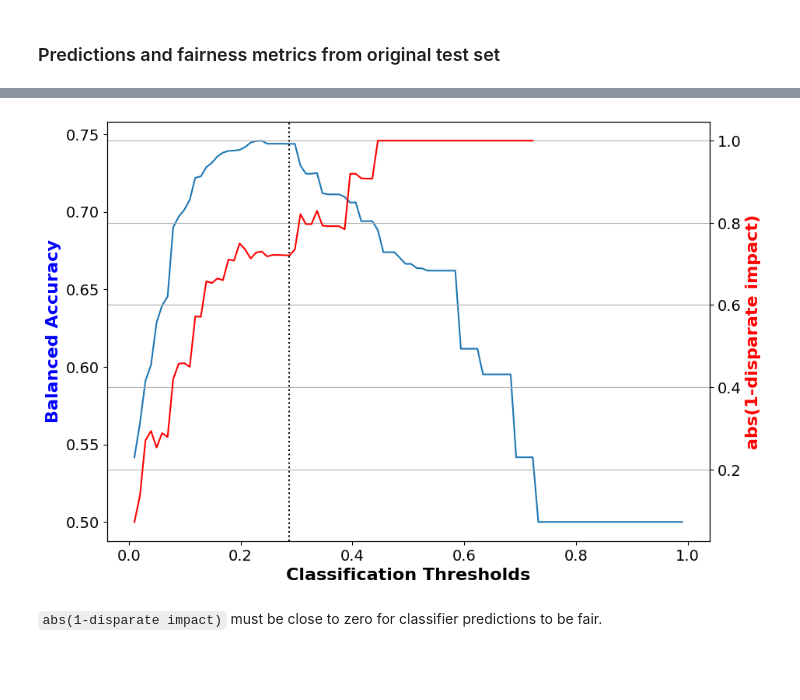
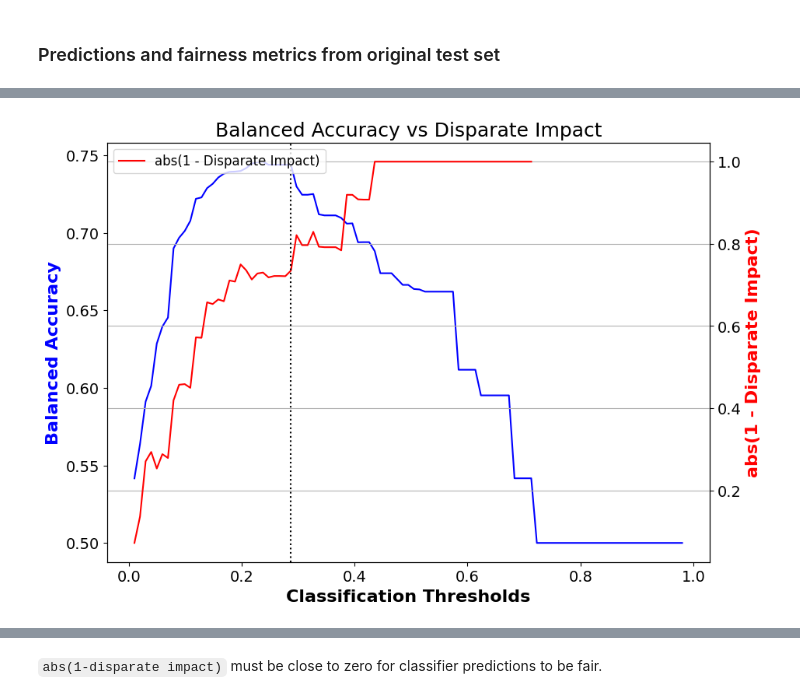
Before and after one commit to SailorBleu/fraud-detection-notebook, a Jupyter notebook: demo_optim_data_preproc_v2.ipynb, the cells around one changed output, grey strips where cells are left out. Cells and saved outputs as stored; diff of their text form; code cells hidden in the pictures; blank space fills up the shorter version.

````diff
--- a/demo_optim_data_preproc_v2.ipynb
+++ b/demo_optim_data_preproc_v2.ipynb
@@ -108,7 +153,7 @@ Adult dataset is available for us
 #### Load dataset and specify options
 # %%
 # import dataset
-dataset_used = "adult" # "adult", "german", "compas"
+dataset_used = "adult" # "adult", "german"
 protected_attribute_used = 1 # 1, 2
 
 if dataset_used == "adult":
@@ -151,23 +196,6 @@ elif dataset_used == "german":
             "dlist": [.1, 0.05, 0]
         }
 
-elif dataset_used == "compas":
-    if protected_attribute_used == 1:
-        privileged_groups = [{'sex': 1}]
-        unprivileged_groups = [{'sex': 0}]
-        dataset_orig = load_preproc_data_compas(['sex'])
-    else:
-        privileged_groups = [{'race': 1}]
-        unprivileged_groups = [{'race': 0}]
-        dataset_orig = load_preproc_data_compas(['race'])
-
-    optim_options = {
-        "distortion_fun": get_distortion_compas,
-        "epsilon": 0.05,
-        "clist": [0.99, 1.99, 2.99],
-        "dlist": [.1, 0.05, 0]
-    }
-
 #random seed
 np.random.seed(1)
 
@@ -396,22 +427,36 @@ Theil index = 0.1129
 # %%
-%pip uninstall matplotlib
-%pip install matplotlib==3.1.3
+# Ensure that both arrays have the same length
+if len(class_thresh_arr) != len(disp_imp_arr_orig):
+    # If lengths don't match, truncate the longer array to the length of the shorter one
+    min_len = min(len(class_thresh_arr), len(disp_imp_arr_orig))
+    class_thresh_arr = class_thresh_arr[:min_len]
+    disp_imp_arr_orig = disp_imp_arr_orig[:min_len]
 
-fig, ax1 = plt.subplots(figsize=(10,7))
-ax1.plot(class_thresh_arr, bal_acc_arr_orig)
+# Create the plot
+fig, ax1 = plt.subplots(figsize=(10, 7))
+
+# Plot balanced accuracy on the left y-axis
+ax1.plot(class_thresh_arr, bal_acc_arr_orig, label='Balanced Accuracy', color='b')
 ax1.set_xlabel('Classification Thresholds', fontsize=16, fontweight='bold')
 ax1.set_ylabel('Balanced Accuracy', color='b', fontsize=16, fontweight='bold')
 ax1.xaxis.set_tick_params(labelsize=14)
 ax1.yaxis.set_tick_params(labelsize=14)
 
-
+# Create the right y-axis for Disparate Impact
 ax2 = ax1.twinx()
-ax2.plot(class_thresh_arr, np.abs(1.0-np.array(disp_imp_arr_orig)), color='r')
-ax2.set_ylabel('abs(1-disparate impact)', color='r', fontsize=16, fontweight='bold')
-ax2.axvline(np.array(class_thresh_arr)[best_ind],
-            color='k', linestyle=':')
+ax2.plot(class_thresh_arr, np.abs(1.0 - np.array(disp_imp_arr_orig)), color='r', label='abs(1 - Disparate Impact)')
+ax2.set_ylabel('abs(1 - Disparate Impact)', color='r', fontsize=16, fontweight='bold')
+ax2.axvline(np.array(class_thresh_arr)[best_ind], color='k', linestyle=':')
 ax2.yaxis.set_tick_params(labelsize=14)
 ax2.grid(True)
 
-disp_imp_at_best_bal_acc_orig = np.abs(1.0-np.array(disp_imp_arr_orig))[best_ind]
+# Display the plot
+plt.title('Balanced Accuracy vs Disparate Impact', fontsize=18)
+plt.legend(loc='upper left', fontsize=12)
+plt.show()
+
+# Calculate the Disparate Impact at the best threshold for Balanced Accuracy
+disp_imp_at_best_bal_acc_orig = np.abs(1.0 - np.array(disp_imp_arr_orig))[best_ind]
+print(f"Disparate Impact at the best Balanced Accuracy threshold: {disp_imp_at_best_bal_acc_orig}")
 # %% [output]
+[figure, new version]
@@ -435,4 +464,3 @@ Successfully installed matplotlib-3.1.3
-[figure, old version]
 # %% [markdown]
 ```abs(1-disparate impact)``` must be close to zero for classifier predictions to be fair.
 # %% [markdown]
````
Also changed, not shown: parts of 10 cells of this notebook.
